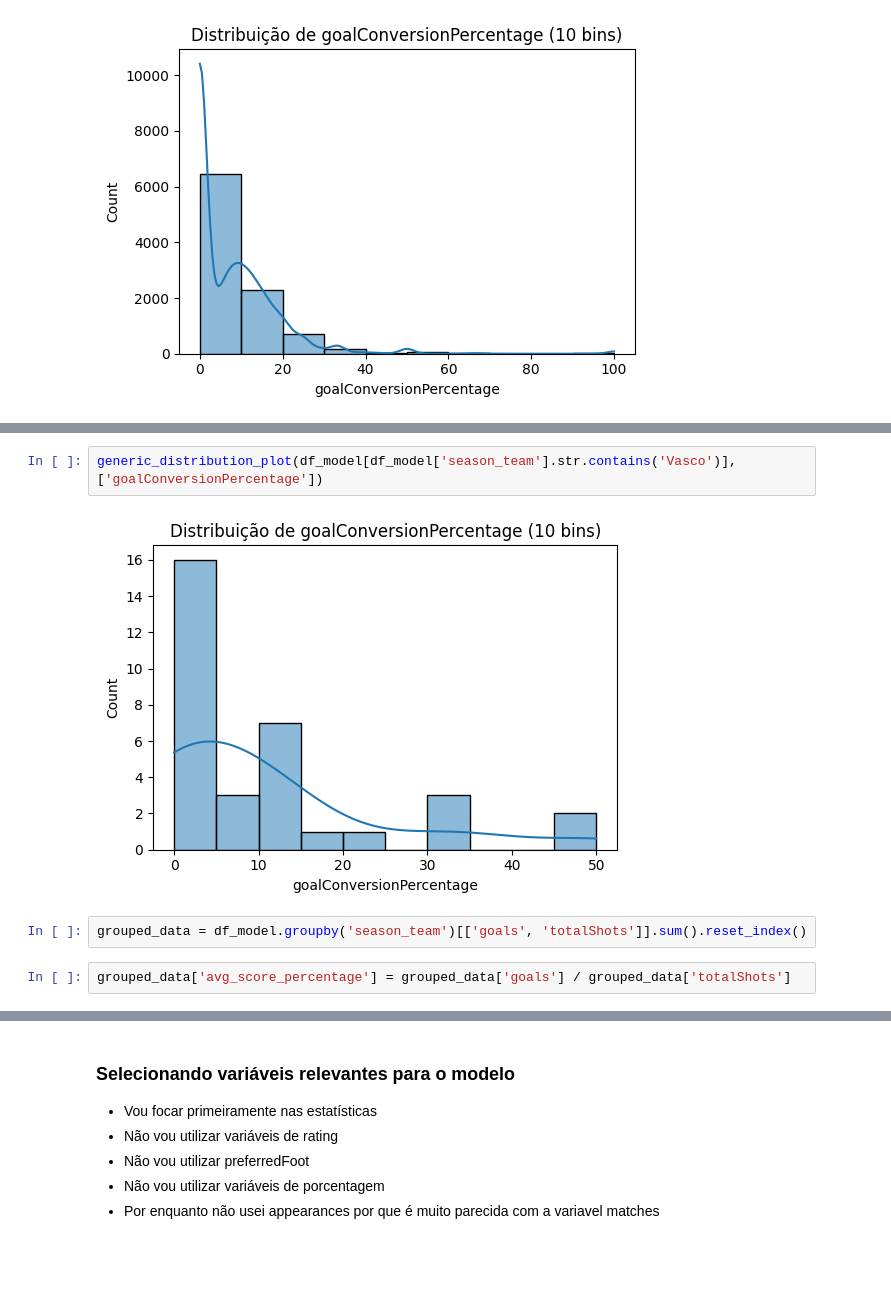
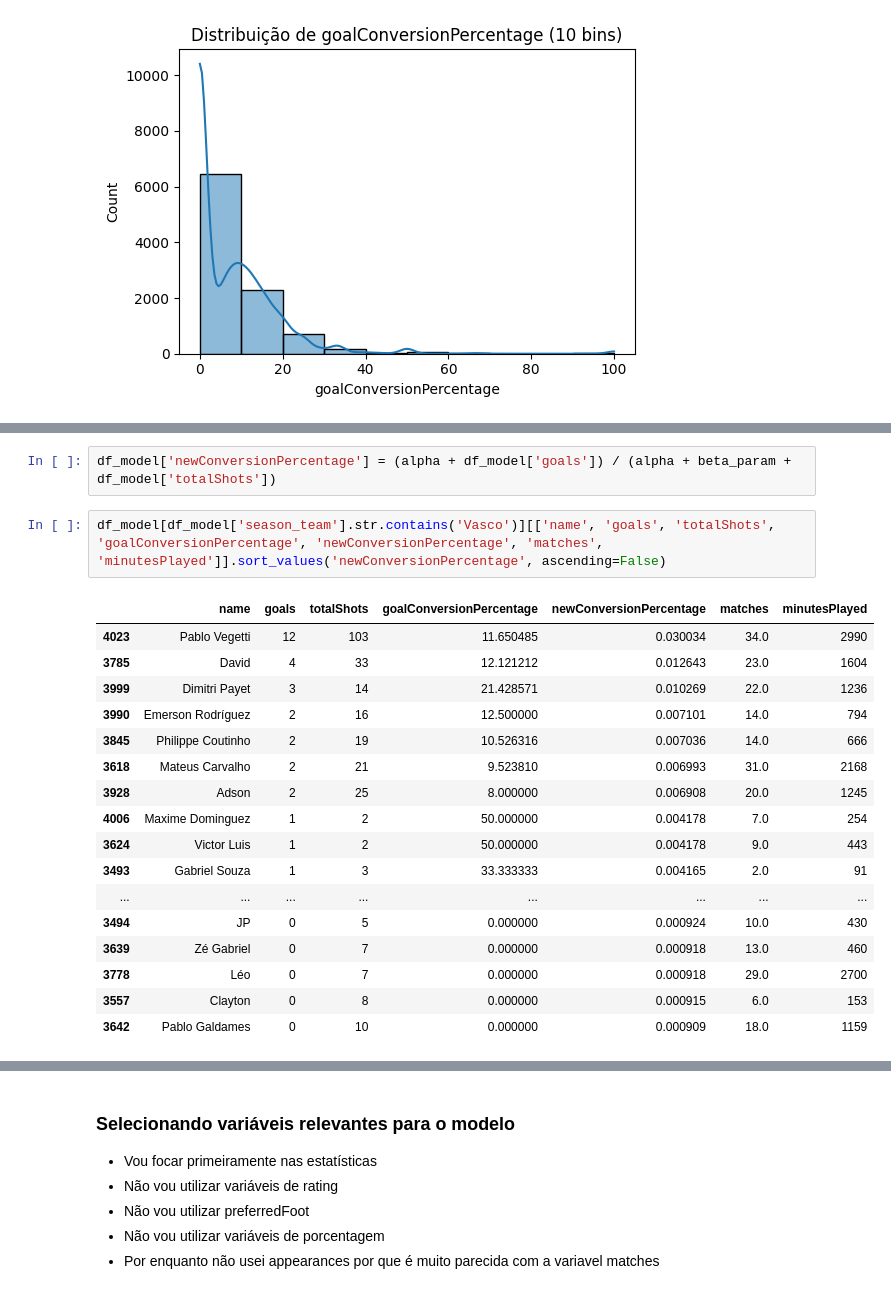
Before and after one commit to Yaak3/TCC2, a Jupyter notebook: Notebooks/analysis.ipynb, the cells around one changed output, grey strips where cells are left out. Saved outputs shown, nothing was run; the diff lists cells and outputs as text; blank space fills up the shorter version.

```diff
--- a/Notebooks/analysis.ipynb
+++ b/Notebooks/analysis.ipynb
@@ -2395,8 +2276,22 @@ generic_distribution_plot(df_model, ['goalConversionPercentage'])
+# %%
+df_model['newConversionPercentage'] = (alpha + df_model['goals']) / (alpha + beta_param + df_model['totalShots'])
 # %%
-generic_distribution_plot(df_model[df_model['season_team'].str.contains('Vasco')], ['goalConversionPercentage'])
+df_model[df_model['season_team'].str.contains('Vasco')][['name', 'goals', 'totalShots', 'goalConversionPercentage', 'newConversionPercentage', 'matches', 'minutesPlayed']].sort_values('newConversionPercentage', ascending=False)
 # %% [output]
-[figure, removed]
+|  | name | goals | totalShots | goalConversionPercentage | newConversionPercentage | matches | minutesPlayed |
+| 4023 | Pablo Vegetti | 12 | 103 | 11.650485 | 0.030034 | 34.0 | 2990 |
+| 3785 | David | 4 | 33 | 12.121212 | 0.012643 | 23.0 | 1604 |
+| 3999 | Dimitri Payet | 3 | 14 | 21.428571 | 0.010269 | 22.0 | 1236 |
+| 3990 | Emerson Rodríguez | 2 | 16 | 12.500000 | 0.007101 | 14.0 | 794 |
+| 3845 | Philippe Coutinho | 2 | 19 | 10.526316 | 0.007036 | 14.0 | 666 |
+| 3618 | Mateus Carvalho | 2 | 21 | 9.523810 | 0.006993 | 31.0 | 2168 |
+| 3928 | Adson | 2 | 25 | 8.000000 | 0.006908 | 20.0 | 1245 |
+| 4006 | Maxime Dominguez | 1 | 2 | 50.000000 | 0.004178 | 7.0 | 254 |
+| 3624 | Victor Luis | 1 | 2 | 50.000000 | 0.004178 | 9.0 | 443 |
+| 3493 | Gabriel Souza | 1 | 3 | 33.333333 | 0.004165 | 2.0 | 91 |
+| ... | ... | ... | ... | ... | ... | ... | ... |
+| 3494 | JP | 0 | 5 | 0.000000 | 0.000924 | 10.0 | 430 |
+| 3639 | Zé Gabriel | 0 | 7 | 0.000000 | 0.000918 | 13.0 | 460 |
+| 3778 | Léo | 0 | 7 | 0.000000 | 0.000918 | 29.0 | 2700 |
+| 3557 | Clayton | 0 | 8 | 0.000000 | 0.000915 | 6.0 | 153 |
+| 3642 | Pablo Galdames | 0 | 10 | 0.000000 | 0.000909 | 18.0 | 1159 |
-# %%
-grouped_data = df_model.groupby('season_team')[['goals', 'totalShots']].sum().reset_index()
-# %%
-grouped_data['avg_score_percentage'] = grouped_data['goals'] / grouped_data['totalShots']
```
Also changed, not shown: parts of 80 cells of this notebook, 6 other files.
